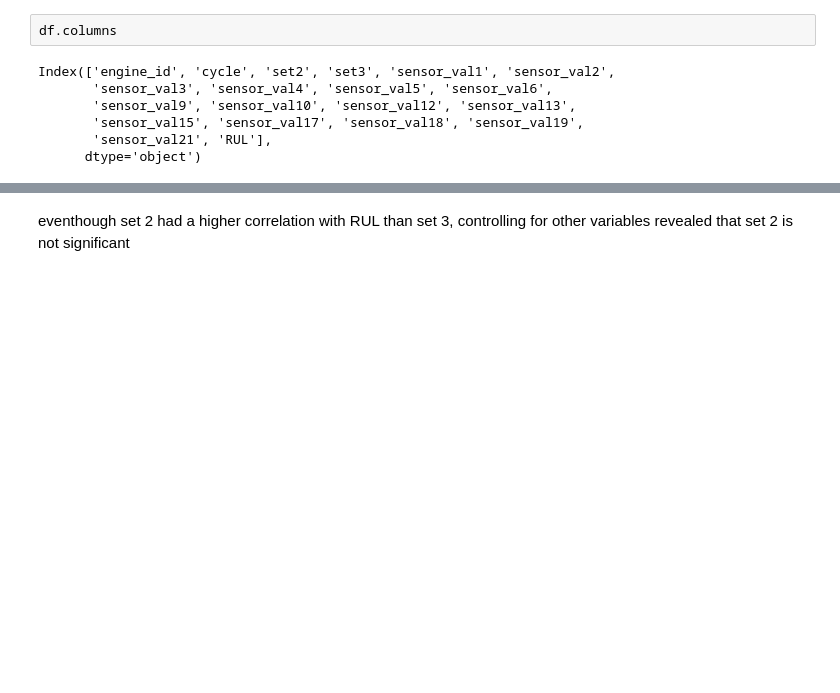
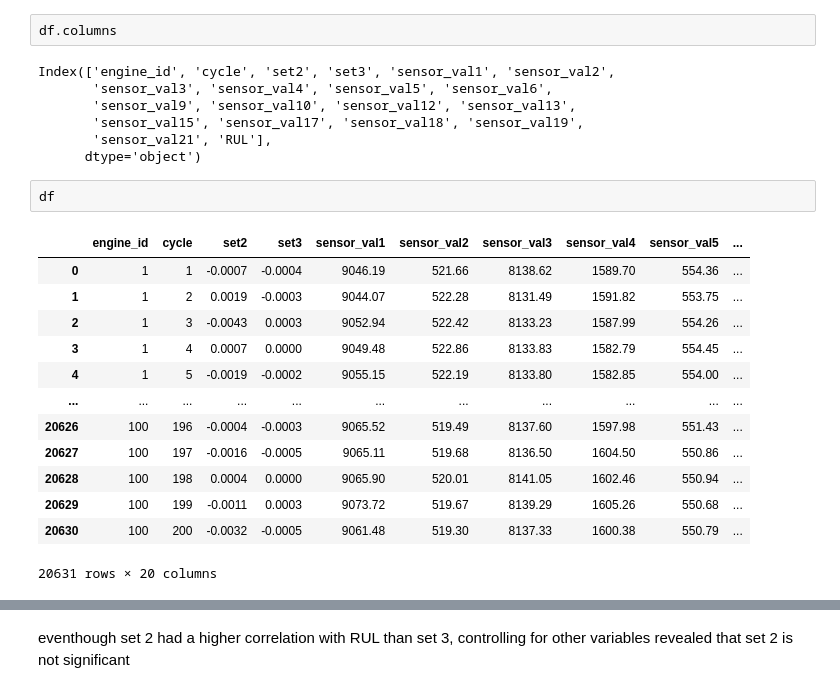
Before and after one commit to JochemBus/PA_assignment3, a Jupyter notebook: Exercise_1.ipynb, the cells around one changed output, grey strips where cells are left out. Drawn from its saved outputs; the diff is of its cells as text; blank space fills up the shorter version.

```diff
--- a/Exercise_1.ipynb
+++ b/Exercise_1.ipynb
@@ -138,6 +145,22 @@ Index(['engine_id', 'cycle', 'set2', 'set3', 'sensor_val1', 'sensor_val2',
        'sensor_val15', 'sensor_val17', 'sensor_val18', 'sensor_val19',
        'sensor_val21', 'RUL'],
       dtype='object')
+# %%
+df
+# %% [output]
+|  | engine_id | cycle | set2 | set3 | sensor_val1 | sensor_val2 | sensor_val3 | sensor_val4 | sensor_val5 | ... |
+| 0 | 1 | 1 | -0.0007 | -0.0004 | 9046.19 | 521.66 | 8138.62 | 1589.70 | 554.36 | ... |
+| 1 | 1 | 2 | 0.0019 | -0.0003 | 9044.07 | 522.28 | 8131.49 | 1591.82 | 553.75 | ... |
+| 2 | 1 | 3 | -0.0043 | 0.0003 | 9052.94 | 522.42 | 8133.23 | 1587.99 | 554.26 | ... |
+| 3 | 1 | 4 | 0.0007 | 0.0000 | 9049.48 | 522.86 | 8133.83 | 1582.79 | 554.45 | ... |
+| 4 | 1 | 5 | -0.0019 | -0.0002 | 9055.15 | 522.19 | 8133.80 | 1582.85 | 554.00 | ... |
+| ... | ... | ... | ... | ... | ... | ... | ... | ... | ... | ... |
+| 20626 | 100 | 196 | -0.0004 | -0.0003 | 9065.52 | 519.49 | 8137.60 | 1597.98 | 551.43 | ... |
+| 20627 | 100 | 197 | -0.0016 | -0.0005 | 9065.11 | 519.68 | 8136.50 | 1604.50 | 550.86 | ... |
+| 20628 | 100 | 198 | 0.0004 | 0.0000 | 9065.90 | 520.01 | 8141.05 | 1602.46 | 550.94 | ... |
+| 20629 | 100 | 199 | -0.0011 | 0.0003 | 9073.72 | 519.67 | 8139.29 | 1605.26 | 550.68 | ... |
+| 20630 | 100 | 200 | -0.0032 | -0.0005 | 9061.48 | 519.30 | 8137.33 | 1600.38 | 550.79 | ... |
+20631 rows × 20 columns
 # %%
 # Defining the dependent variable and independent variables
 X = df[['cycle', 'set2', 'set3', 'sensor_val1', 'sensor_val2',
```
Also changed, not shown: parts of 9 cells of this notebook, 1 other file.
